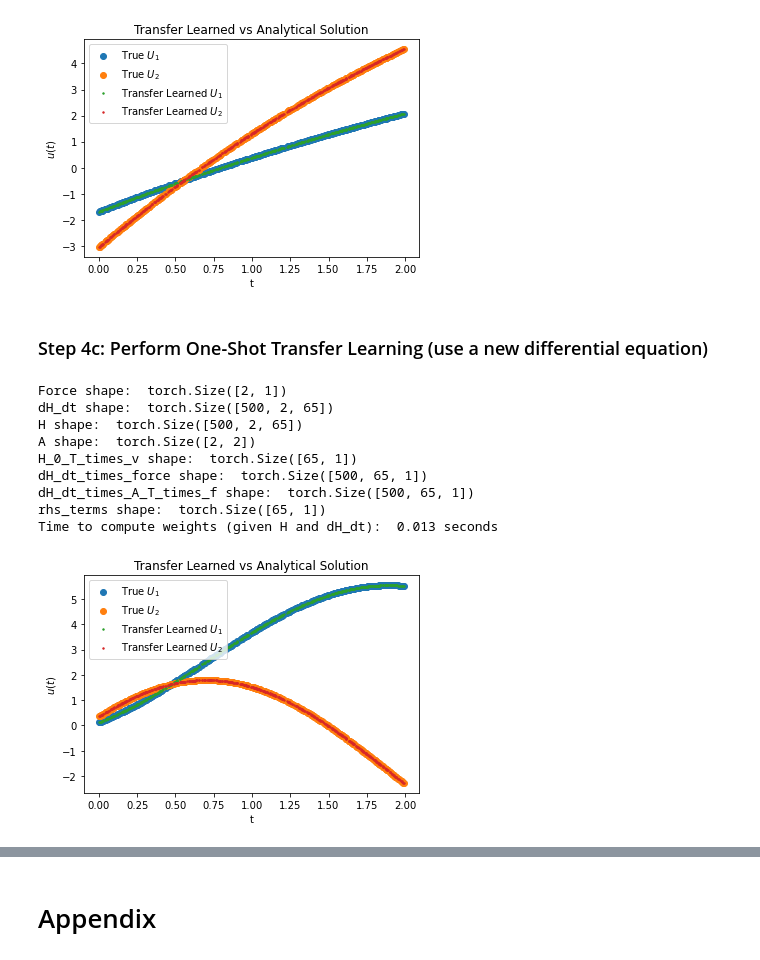
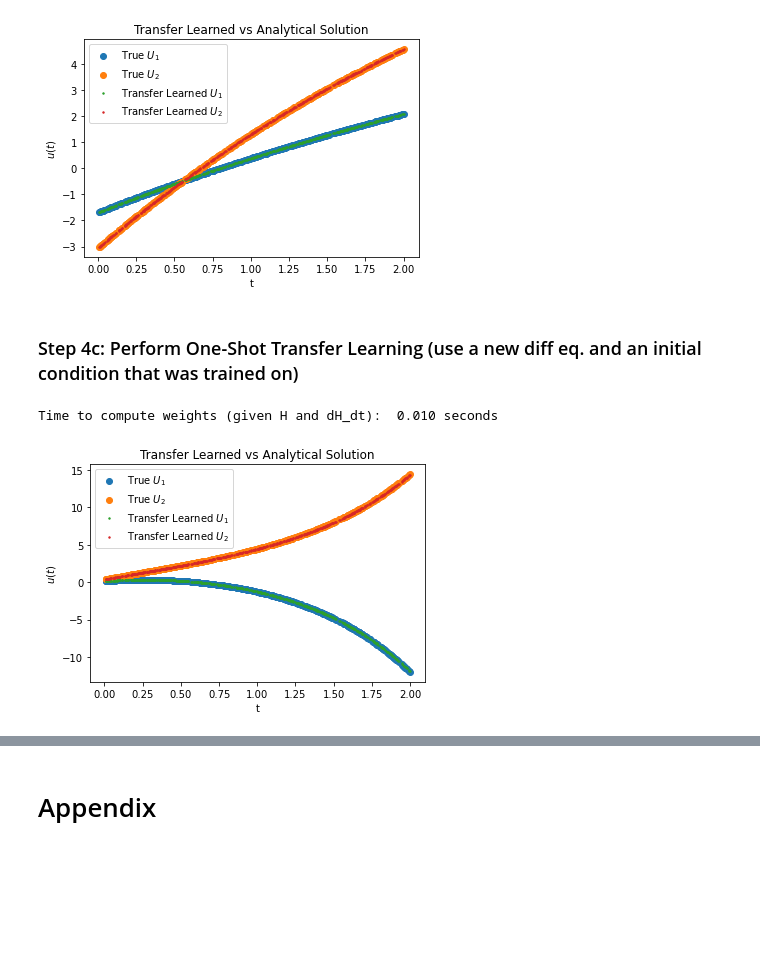
Before and after one commit to Hari-Raval/Harvard-Thesis, a Jupyter notebook: src/transfer_learning_two_linear_ode/system_linear_ode_with_transfer_learning-v5.ipynb, the cells around one changed output, grey strips where cells are left out. Cells and saved outputs as stored; diff of their text form; code cells hidden in the pictures; blank space fills up the shorter version.

```diff
--- a/src/transfer_learning_two_linear_ode/system_linear_ode_with_transfer_learning-v5.ipynb
+++ b/src/transfer_learning_two_linear_ode/system_linear_ode_with_transfer_learning-v5.ipynb
@@ -276,23 +276,17 @@ def compute_H_and_dH_dt(min_x, max_x, trained_model, num_equations, hid_lay):
     t_eval, _ = t_eval.sort(dim=0)
 
     # forward pass with t_eval to extract H
-    output, H = trained_model(t_eval)
+    _, H = trained_model(t_eval)
     # reshape "H" to batch_size X num_equations X d // num_equations
     H = H.reshape(-1, num_equations, hid_lay[-1] // num_equations)
     H = torch.cat((torch.ones(len(t_eval), num_equations, 1), H), 2)
 
     # forward pass with t = 0 to extract H_0
-    output_0, H_0 = trained_model(torch.tensor([[0.]], dtype=torch.float32, requires_grad=True))
+    _, H_0 = trained_model(torch.tensor([[0.]], dtype=torch.float32, requires_grad=True))
     # reshape "H_0" to batch_size X num_equations X d // num_equations
     H_0 = H_0.reshape(-1, num_equations, hid_lay[-1] // num_equations)
     H_0 = torch.cat((torch.ones(1, num_equations, 1), H_0), 2).squeeze()
     H_0 = H_0.unsqueeze(dim=0) if num_equations == 1 else H_0
-
-    # compute dH_dt (note: time intensive due to large jacobian calculation)
-#     trained_model_H_only = lambda x: trained_model(x)[1]
-#     dH_dt = torch.autograd.functional.jacobian(trained_model_H_only, t_eval, create_graph=False).sum(axis=2)
-#     dH_dt_new = dH_dt.reshape(-1, num_equations, hid_lay[-1] // num_equations)
-#     dH_dt_new = torch.cat((torch.zeros(len(t_eval), num_equations, 1), dH_dt_new), 2)
 
     # compute dH_dt
     _, H_orig = trained_model(t_eval)
@@ -301,7 +295,6 @@ def compute_H_and_dH_dt(min_x, max_x, trained_model, num_equations, hid_lay):
     dH_dt_new = dH_dt.reshape(-1, num_equations, hid_lay[-1] // num_equations)
     dH_dt_new = torch.cat((torch.zeros(len(t_eval), num_equations, 1), dH_dt_new), 2)
 
-
     end_time = time.time()
     total_time = end_time - start_time
     print(f"Time to compute H and dH_dt: {total_time: .3f} seconds")
@@ -523,6 +509,8 @@ H, H_0, dH_dt_new, t_eval = compute_H_and_dH_dt(x_range[0], x_range[1], trained_
 # pick an initial condition and matrix from those that were trained on (easy case)
 v = v_list[0]
 A = A_list[0]
-M_inv, W_out, force_terms = analytically_compute_weights(dH_dt_new, H, H_0, t_eval, v, A, force)
-plot_transfer_learned_and_analytical(H, W_out, t_eval, v, A, force, num_equations, true_funct)
+M_inv, W_out, force_terms = analytically_compute_weights(dH_dt_new, H, H_0, t_eval,
+                                                         v, A, force)
+plot_transfer_learned_and_analytical(H, W_out, t_eval, v, A, force,
+                                     num_equations, true_funct)
 # %% [output]
@@ -558,3 +519,0 @@ True
-# %%
-M_inv, W_out = analytically_compute_weights(dH_dt_new, H, H_0, t_eval, v, A, force)
-# plot_transfer_learned_and_analytical(H, W_out, t_eval, v, num_equations, true_funct)
@@ -576,35 +525,20 @@ v_transfer = torch.tensor([[-1.69], [-3.05]])
 
 # compute the transfer learned solution
 W_out_transfer = torch.matmul(M_inv, force_terms + torch.matmul(H_0.T, v_transfer))
-plot_transfer_learned_and_analytical(H, W_out_transfer, t_eval, v_transfer, A, force, num_equations, true_funct)
+plot_transfer_learned_and_analytical(H, W_out_transfer, t_eval, v_transfer, A, force,
+                                     num_equations, true_funct)
 # %% [output]
 [figure]
 # %% [markdown]
-### Step 4c: Perform One-Shot Transfer Learning (use a new differential equation)
+### Step 4c: Perform One-Shot Transfer Learning (use a new diff eq. and an initial condition that was trained on)
 # %%
 # new differential equation to apply training to
-transfer_A = torch.tensor([[0, -1.10], [1.58, 0]])
+transfer_A = torch.tensor([[0, 1.5], [1.1, 0]])
 
-
-M_inv_new, W_out_new_A, force_terms_new = analytically_compute_weights(dH_dt_new, H, H_0, t_eval, v, transfer_A, force)
-plot_transfer_learned_and_analytical(H, W_out_new_A, t_eval, v, transfer_A, force, num_equations, true_funct)
-
-
-# M_inv_new, W_out_new_A = analytically_compute_weights(dH_dt_new, H, H_0, t_eval, v, transfer_A, force)
-
-# true_non_coupled_2_eq_easy_transfer = [lambda x, v: (v[0] * np.exp(-factor_1 * x)).numpy(),
-#                                      lambda x, v: (v[1] * np.exp(-factor_1 * x)).numpy()]
-
-# W_out_transfer = torch.matmul(torch.matmul(M_inv, H_0.T), v_transfer)
-# plot_transfer_learned_and_analytical(H, W_out_new_A, t_eval, v, num_equations, true_non_coupled_2_eq_easy_transfer)
+M_inv_new, W_out_new_A, force_terms_new = analytically_compute_weights(dH_dt_new, H, H_0, t_eval,
+                                                                       v, transfer_A, force)
+plot_transfer_learned_and_analytical(H, W_out_new_A, t_eval, v, transfer_A, force,
+                                     num_equations, true_funct)
 # %% [output]
-Force shape:  torch.Size([2, 1])
-dH_dt shape:  torch.Size([500, 2, 65])
-H shape:  torch.Size([500, 2, 65])
-A shape:  torch.Size([2, 2])
-H_0_T_times_v shape:  torch.Size([65, 1])
-dH_dt_times_force shape:  torch.Size([500, 65, 1])
-dH_dt_times_A_T_times_f shape:  torch.Size([500, 65, 1])
-rhs_terms shape:  torch.Size([65, 1])
-Time to compute weights (given H and dH_dt):  0.013 seconds
+Time to compute weights (given H and dH_dt):  0.010 seconds
-[figure, old version]
+[figure, new version]
```
Also changed, not shown: parts of 18 cells of this notebook.
